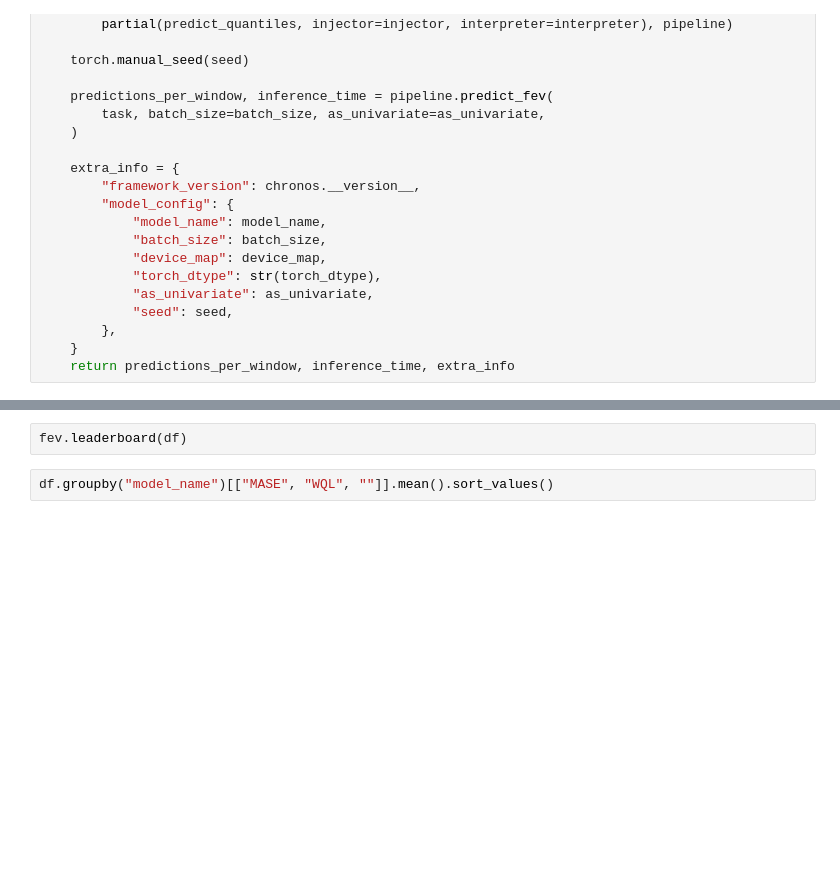
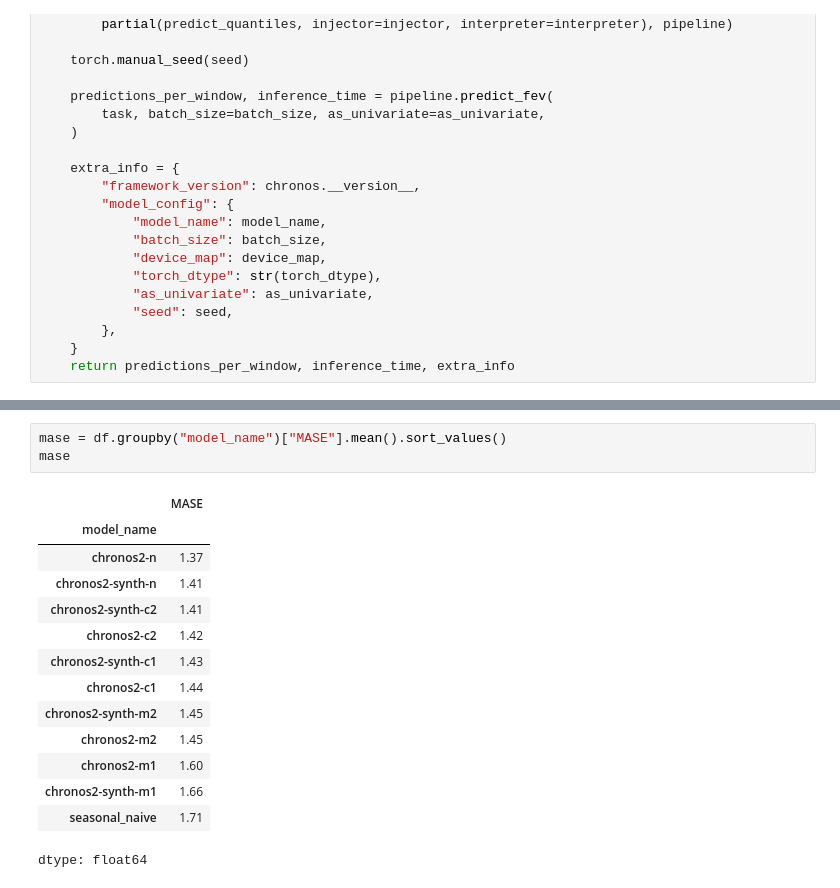
Before and after one commit to Tokenizers-group/Extension-B-Augmented-Inference, a Jupyter notebook: experiment.ipynb, the cells around one changed output, grey strips where cells are left out. Cells and saved outputs as stored; diff of their text form; blank space fills up the shorter version.

```diff
--- a/experiment.ipynb
+++ b/experiment.ipynb
@@ -287,4 +364,18 @@ df = df[df["task_name"].isin(tasks)]
-# %%
-fev.leaderboard(df)
 # %%
-df.groupby("model_name")[["MASE", "WQL", ""]].mean().sort_values()
+mase = df.groupby("model_name")["MASE"].mean().sort_values()
+mase
+# %% [output]
+|  | MASE |
+| model_name |  |
+| chronos2-n | 1.37 |
+| chronos2-synth-n | 1.41 |
+| chronos2-synth-c2 | 1.41 |
+| chronos2-c2 | 1.42 |
+| chronos2-synth-c1 | 1.43 |
+| chronos2-c1 | 1.44 |
+| chronos2-synth-m2 | 1.45 |
+| chronos2-m2 | 1.45 |
+| chronos2-m1 | 1.60 |
+| chronos2-synth-m1 | 1.66 |
+| seasonal_naive | 1.71 |
+dtype: float64
```
Also changed, not shown: parts of 14 cells of this notebook.
